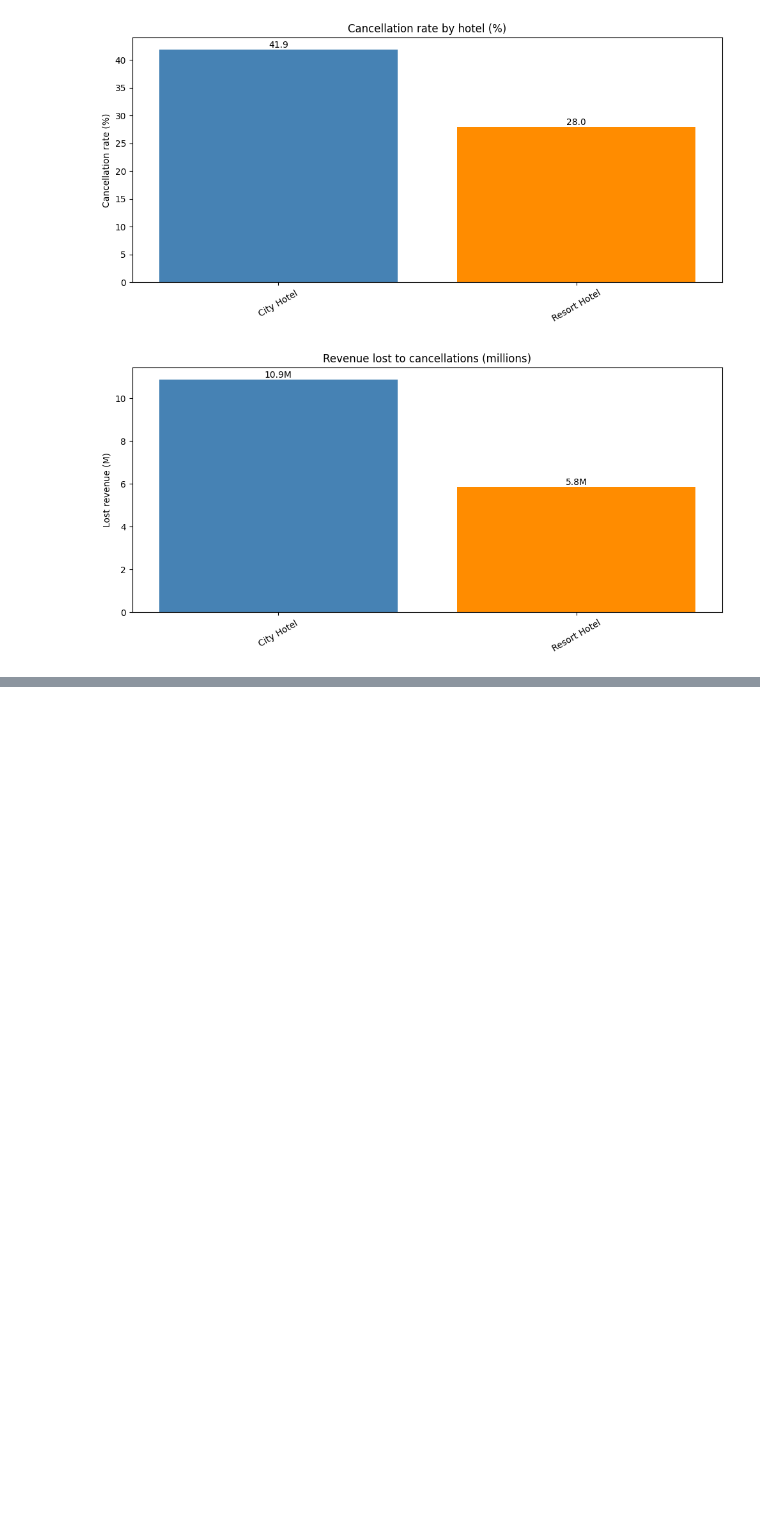
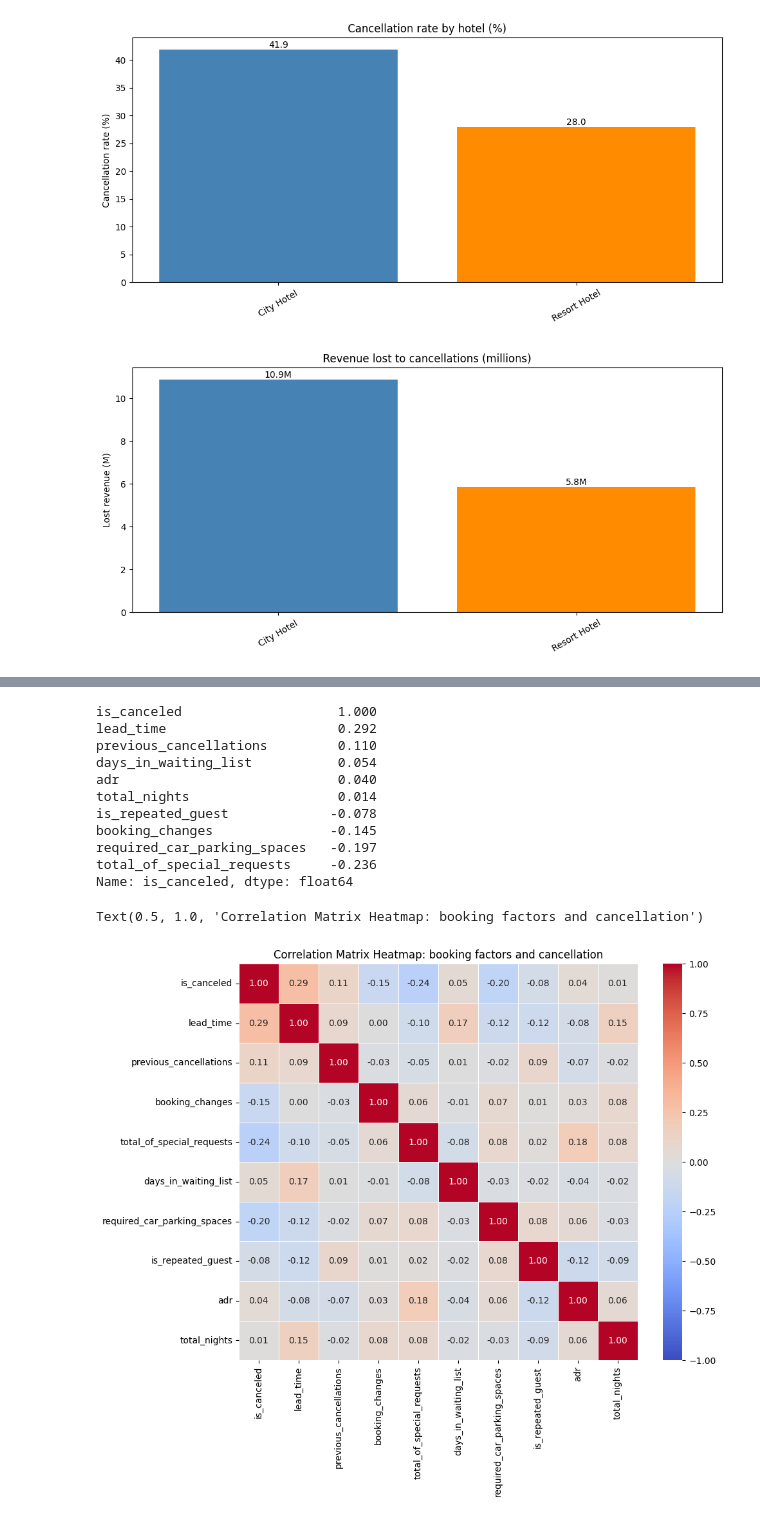
Before and after one commit to atticusptp-cloud/CAPSTONE, a Jupyter notebook: capstone_analysis.ipynb, the cells around one changed output, grey strips where cells are left out. Cells and saved outputs as stored; diff of their text form; code cells hidden in the pictures; blank space fills up the shorter version.

```diff
--- a/capstone_analysis.ipynb
+++ b/capstone_analysis.ipynb
@@ -344,0 +487,25 @@ bar_with_labels(hotel_kpis.index, hotel_kpis["lost_revenue"] / 1000000, "Revenue
+# %%
+# Correlation of the numeric booking factors with is_canceled
+factor_cols = ["is_canceled", "lead_time", "previous_cancellations", "booking_changes", "total_of_special_requests",
+               "days_in_waiting_list", "required_car_parking_spaces", "is_repeated_guest", "adr", "total_nights"]
+corr_matrix = clean[factor_cols].corr()
+
+print(round(corr_matrix["is_canceled"].sort_values(ascending=False), 3))
+
+plt.figure(figsize=(10, 8))
+sns.heatmap(corr_matrix, annot=True, cmap="coolwarm", fmt=".2f", linewidths=0.5, vmin=-1, vmax=1)
+plt.title("Correlation Matrix Heatmap: booking factors and cancellation")
+# %% [output]
+is_canceled                    1.000
+lead_time                      0.292
+previous_cancellations         0.110
+days_in_waiting_list           0.054
+adr                            0.040
+total_nights                   0.014
+is_repeated_guest             -0.078
+booking_changes               -0.145
+required_car_parking_spaces   -0.197
+total_of_special_requests     -0.236
+Name: is_canceled, dtype: float64
+Text(0.5, 1.0, 'Correlation Matrix Heatmap: booking factors and cancellation')
+[figure, added]
```
Also changed, not shown: parts of 4 cells of this notebook.
